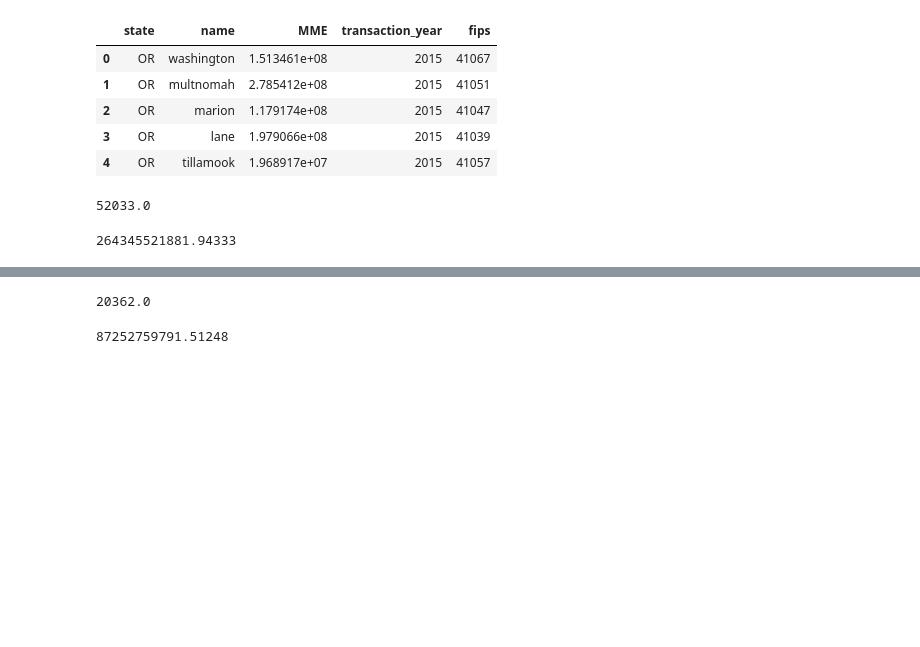
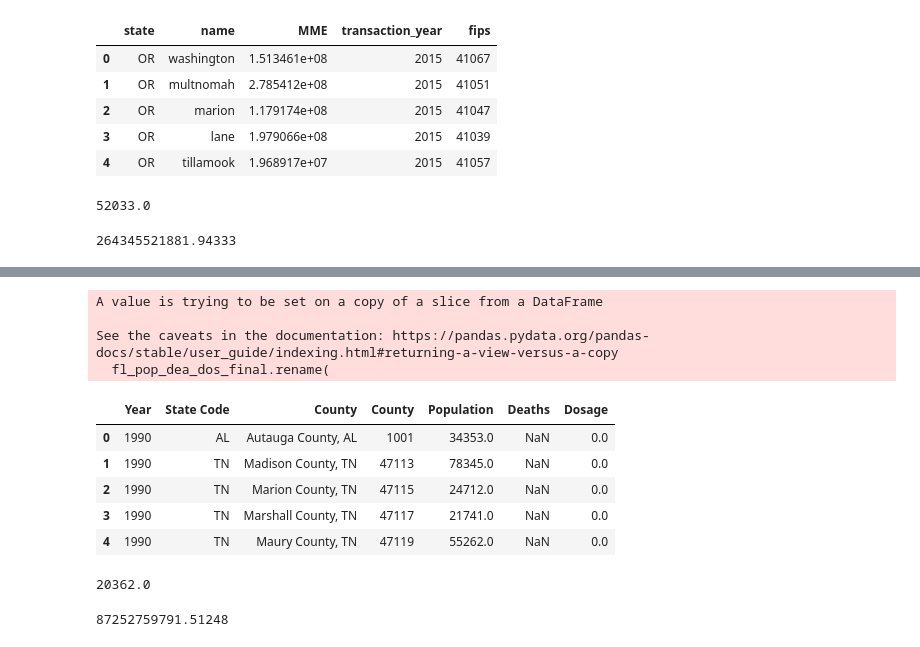
Before and after one commit to MIDS-at-Duke/opioid-2023-group-8-final-opioid, a Jupyter notebook: 10_Code/Data_Merging.ipynb, the cells around one changed output, grey strips where cells are left out. Cells and saved outputs as stored; diff of their text form; code cells hidden in the pictures; blank space fills up the shorter version.

Commit message:
Updated codes to impute deaths data for missing values

```diff
--- a/10_Code/Data_Merging.ipynb
+++ b/10_Code/Data_Merging.ipynb
@@ -149,3 +225,29 @@ fl_pop_dea_dos_merged.to_csv("../20_Intermediate_Files/Florida_Merged.csv", inde
+# %%
+fl_pop_dea_dos["Deaths"] = fl_pop_dea_dos["Deaths"].fillna(
+    fl_pop_dea_dos["Deaths_Per_Population_Times_Population"]
+)
+fl_pop_dea_dos_final = fl_pop_dea_dos[
+    ["Year", "State Code", "County", "County Code_x", "Population", "Deaths", "Dosage"]
+]
+fl_pop_dea_dos_final.rename(
+    columns={
+        "County Code_x": "County",
+    },
+    inplace=True,
+)
+fl_pop_dea_dos_final.to_csv("../20_Intermediate_Files/Florida_Merged.csv", index=False)
+fl_pop_dea_dos_final.head()
+# %% [output]
+A value is trying to be set on a copy of a slice from a DataFrame
+
+See the caveats in the documentation: https://pandas.pydata.org/pandas-docs/stable/user_guide/indexing.html#returning-a-view-versus-a-copy
+  fl_pop_dea_dos_final.rename(
+|  | Year | State Code | County | County | Population | Deaths | Dosage |
+| 0 | 1990 | AL | Autauga County, AL | 1001 | 34353.0 | NaN | 0.0 |
+| 1 | 1990 | TN | Madison County, TN | 47113 | 78345.0 | NaN | 0.0 |
+| 2 | 1990 | TN | Marion County, TN | 47115 | 24712.0 | NaN | 0.0 |
+| 3 | 1990 | TN | Marshall County, TN | 47117 | 21741.0 | NaN | 0.0 |
+| 4 | 1990 | TN | Maury County, TN | 47119 | 55262.0 | NaN | 0.0 |
 # %%
 #######################################################
 # %%
```
Also changed, not shown: parts of 8 cells of this notebook, 3 other files.
